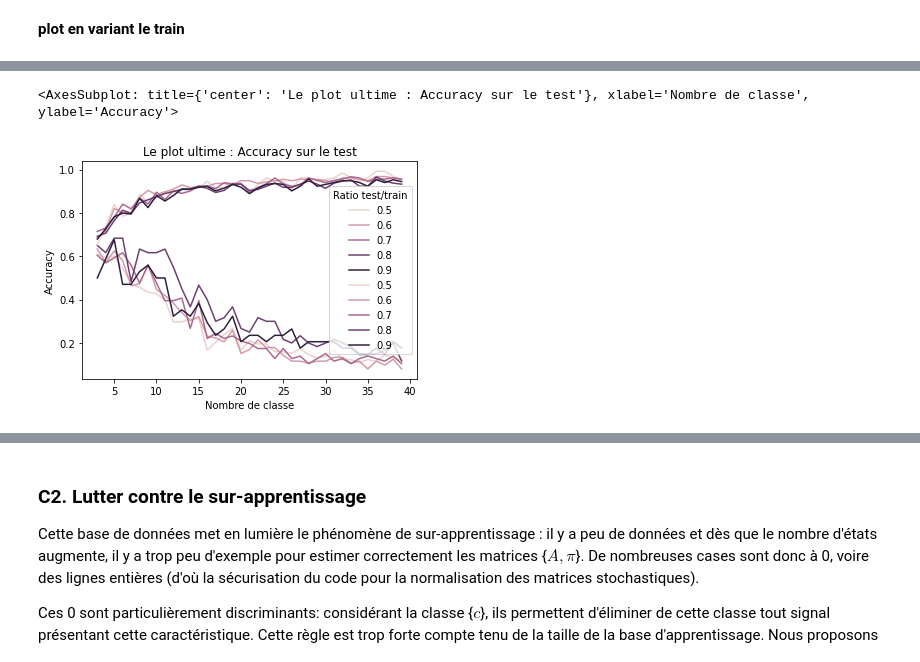
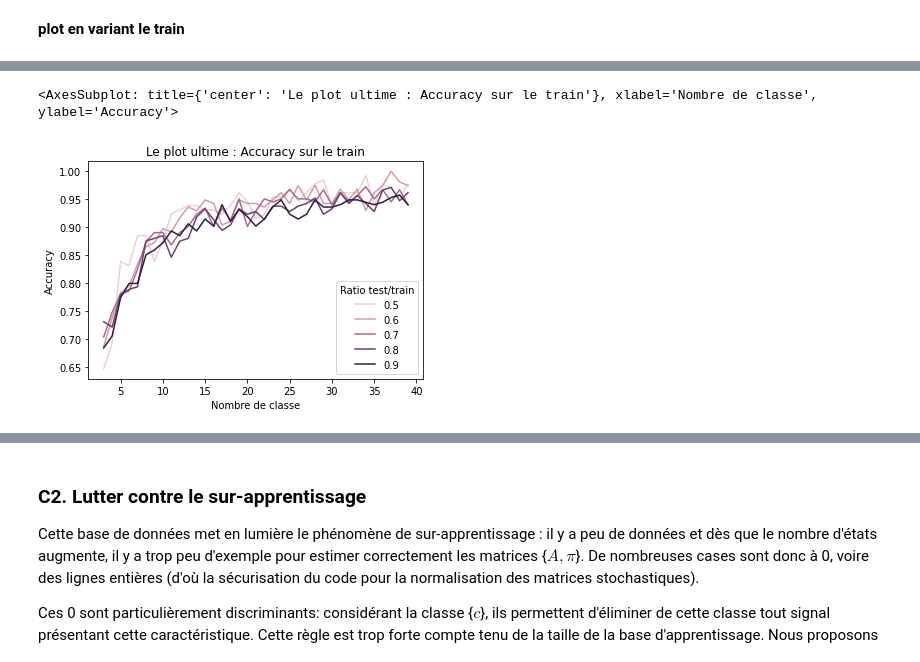
Before and after one commit to CharlesAttend/M1-S1-DAC, a Jupyter notebook: MAPSI/TME/tme6/tme6.ipynb, the cells around one changed output, grey strips where cells are left out. Saved outputs shown, nothing was run; the diff lists cells and outputs as text; code cells hidden in the pictures.

```diff
--- a/MAPSI/TME/tme6/tme6.ipynb
+++ b/MAPSI/TME/tme6/tme6.ipynb
@@ -316,0 +309,3 @@ eval(predict(*learn_models(X, 20)), Ynum)
+# %%
+Xd = discretise(X, 20)
+eval(predict(Xd, learn_models(Xd, Ynum, 20)), Ynum)
@@ -508,0 +448,32 @@ for div in [0.5, 0.6, 0.7, 0.8, 0.9]:
+# %%
+acc = []
+acc_type = []
+train_test_ratio = []
+d_list = []
+for div in [0.5, 0.6, 0.7, 0.8, 0.9]:
+    for d in range(3,40):
+        ia, it = get_train_test_idx(*separeTrainTest(Y, div))
+
+        # Learning on training set
+        Xd = discretise(X, d)
+        models = learn_models(Xd[ia], Ynum[ia], d)
+
+        # Calcul d'un pourcentage de bonne classification :
+        acc.append(eval(predict(Xd[ia], models), Ynum[ia]))
+        acc_type.append("Train")
+        d_list.append(d)
+        train_test_ratio.append(div)
+
+        acc.append(eval(predict(Xd[it], models), Ynum[it]))
+        acc_type.append("Test")
+        d_list.append(d)
+        train_test_ratio.append(div)
+# %%
+d = {
+    'Accuracy' : acc,
+    'Set_type': acc_type,
+    "Nombre de classe" : d_list,
+    "Ratio test/train": train_test_ratio
+}
+df = pd.DataFrame(d)
+df
@@ -509,13 +494,6 @@ for div in [0.5, 0.6, 0.7, 0.8, 0.9]:
 # %%
-d = {
-    'Accuracy' : acc,
-    'Set_type': train_test,
-    "Ratio test/train": train_test_div,
-    "Nombre de classe" : d_list
-}
-df = pd.DataFrame(d)
 plt.gca().set_title("Le plot ultime : Accuracy sur le train")
-sns.lineplot(x='Nombre de classe', y='Accuracy', hue='Ratio test/train', data=df[df["Set_type"] == 'Test'] )
+sns.lineplot(x='Nombre de classe', y='Accuracy', hue='Ratio test/train', data=df[df["Set_type"] == 'Train'] )
 # %% [output]
-<AxesSubplot: title={'center': 'Le plot ultime : Accuracy sur le test'}, xlabel='Nombre de classe', ylabel='Accuracy'>
+<AxesSubplot: title={'center': 'Le plot ultime : Accuracy sur le train'}, xlabel='Nombre de classe', ylabel='Accuracy'>
-[figure, old version]
+[figure, new version]
```
Also changed, not shown: parts of 42 cells of this notebook.
